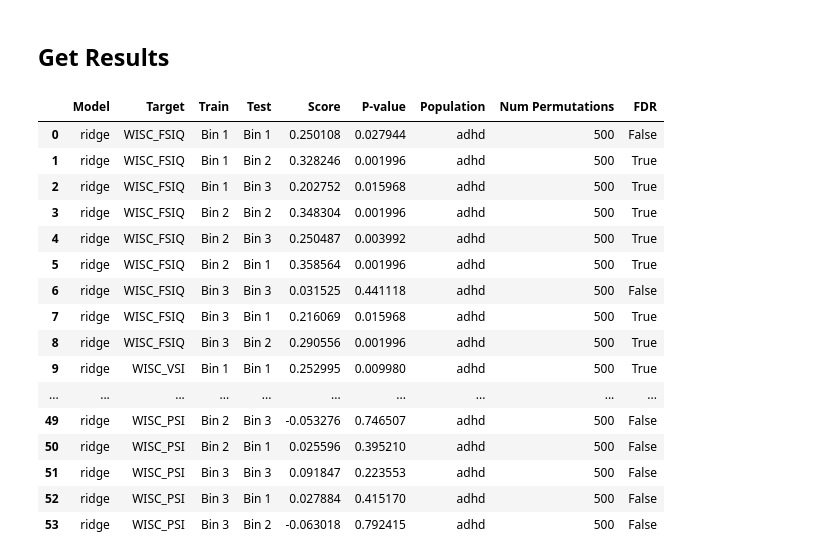
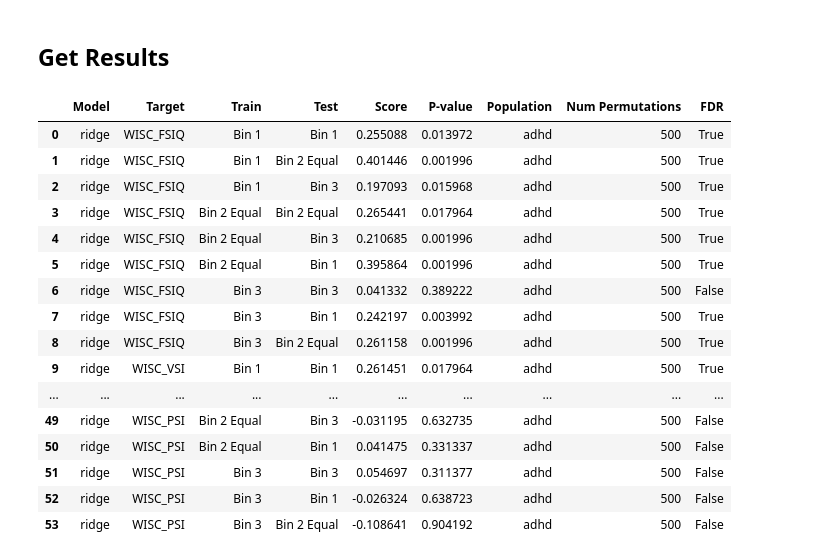
Before and after one commit to Brian-Pho/MSc_Research-Project, a Jupyter notebook: src/Models/Cross Prediction/Visualize Results.ipynb, the cells around one changed output. Saved outputs shown, nothing was run; the diff lists cells and outputs as text; code cells hidden in the pictures.

```diff
--- a/src/Models/Cross Prediction/Visualize Results.ipynb
+++ b/src/Models/Cross Prediction/Visualize Results.ipynb
@@ -28,24 +28,23 @@ import matplotlib.patches as mpatches
-# %%
-fn = 'ridge_pts_age_cross_prediction.csv'
-# fn = 'ridge_pts_diagnosis_cross_prediction (n=93).csv'
-results_path = join(CROSS_PRED_RESULTS, fn)
-df = pd.read_csv(results_path, index_col=0)
-display(df)
-# %% [output]
-|  | Model | Target | Train | Test | Score | P-value | Population | Num Permutations | FDR |
-| 0 | ridge | WISC_FSIQ | Bin 1 | Bin 1 | 0.250108 | 0.027944 | adhd | 500 | False |
-| 1 | ridge | WISC_FSIQ | Bin 1 | Bin 2 | 0.328246 | 0.001996 | adhd | 500 | True |
-| 2 | ridge | WISC_FSIQ | Bin 1 | Bin 3 | 0.202752 | 0.015968 | adhd | 500 | True |
-| 3 | ridge | WISC_FSIQ | Bin 2 | Bin 2 | 0.348304 | 0.001996 | adhd | 500 | True |
-| 4 | ridge | WISC_FSIQ | Bin 2 | Bin 3 | 0.250487 | 0.003992 | adhd | 500 | True |
-| 5 | ridge | WISC_FSIQ | Bin 2 | Bin 1 | 0.358564 | 0.001996 | adhd | 500 | True |
-| 6 | ridge | WISC_FSIQ | Bin 3 | Bin 3 | 0.031525 | 0.441118 | adhd | 500 | False |
-| 7 | ridge | WISC_FSIQ | Bin 3 | Bin 1 | 0.216069 | 0.015968 | adhd | 500 | True |
-| 8 | ridge | WISC_FSIQ | Bin 3 | Bin 2 | 0.290556 | 0.001996 | adhd | 500 | True |
-| 9 | ridge | WISC_VSI | Bin 1 | Bin 1 | 0.252995 | 0.009980 | adhd | 500 | True |
-| ... | ... | ... | ... | ... | ... | ... | ... | ... | ... |
-| 49 | ridge | WISC_PSI | Bin 2 | Bin 3 | -0.053276 | 0.746507 | adhd | 500 | False |
-| 50 | ridge | WISC_PSI | Bin 2 | Bin 1 | 0.025596 | 0.395210 | adhd | 500 | False |
-| 51 | ridge | WISC_PSI | Bin 3 | Bin 3 | 0.091847 | 0.223553 | adhd | 500 | False |
-| 52 | ridge | WISC_PSI | Bin 3 | Bin 1 | 0.027884 | 0.415170 | adhd | 500 | False |
-| 53 | ridge | WISC_PSI | Bin 3 | Bin 2 | -0.063018 | 0.792415 | adhd | 500 | False |
+# %%
+# fn = 'ridge_pts_age_cross_prediction'
+fn = 'ridge_pts_age_cross_prediction_bin_two_equal_samples'
+df, results_path = load_results(fn, CROSS_PRED_RESULTS)
+display(df)
+# %% [output]
+|  | Model | Target | Train | Test | Score | P-value | Population | Num Permutations | FDR |
+| 0 | ridge | WISC_FSIQ | Bin 1 | Bin 1 | 0.255088 | 0.013972 | adhd | 500 | True |
+| 1 | ridge | WISC_FSIQ | Bin 1 | Bin 2 Equal | 0.401446 | 0.001996 | adhd | 500 | True |
+| 2 | ridge | WISC_FSIQ | Bin 1 | Bin 3 | 0.197093 | 0.015968 | adhd | 500 | True |
+| 3 | ridge | WISC_FSIQ | Bin 2 Equal | Bin 2 Equal | 0.265441 | 0.017964 | adhd | 500 | True |
+| 4 | ridge | WISC_FSIQ | Bin 2 Equal | Bin 3 | 0.210685 | 0.001996 | adhd | 500 | True |
+| 5 | ridge | WISC_FSIQ | Bin 2 Equal | Bin 1 | 0.395864 | 0.001996 | adhd | 500 | True |
+| 6 | ridge | WISC_FSIQ | Bin 3 | Bin 3 | 0.041332 | 0.389222 | adhd | 500 | False |
+| 7 | ridge | WISC_FSIQ | Bin 3 | Bin 1 | 0.242197 | 0.003992 | adhd | 500 | True |
+| 8 | ridge | WISC_FSIQ | Bin 3 | Bin 2 Equal | 0.261158 | 0.001996 | adhd | 500 | True |
+| 9 | ridge | WISC_VSI | Bin 1 | Bin 1 | 0.261451 | 0.017964 | adhd | 500 | True |
+| ... | ... | ... | ... | ... | ... | ... | ... | ... | ... |
+| 49 | ridge | WISC_PSI | Bin 2 Equal | Bin 3 | -0.031195 | 0.632735 | adhd | 500 | False |
+| 50 | ridge | WISC_PSI | Bin 2 Equal | Bin 1 | 0.041475 | 0.331337 | adhd | 500 | False |
+| 51 | ridge | WISC_PSI | Bin 3 | Bin 3 | 0.054697 | 0.311377 | adhd | 500 | False |
+| 52 | ridge | WISC_PSI | Bin 3 | Bin 1 | -0.026324 | 0.638723 | adhd | 500 | False |
+| 53 | ridge | WISC_PSI | Bin 3 | Bin 2 Equal | -0.108641 | 0.904192 | adhd | 500 | False |
```
Also changed, not shown: parts of 3 cells of this notebook, 15 other files.
